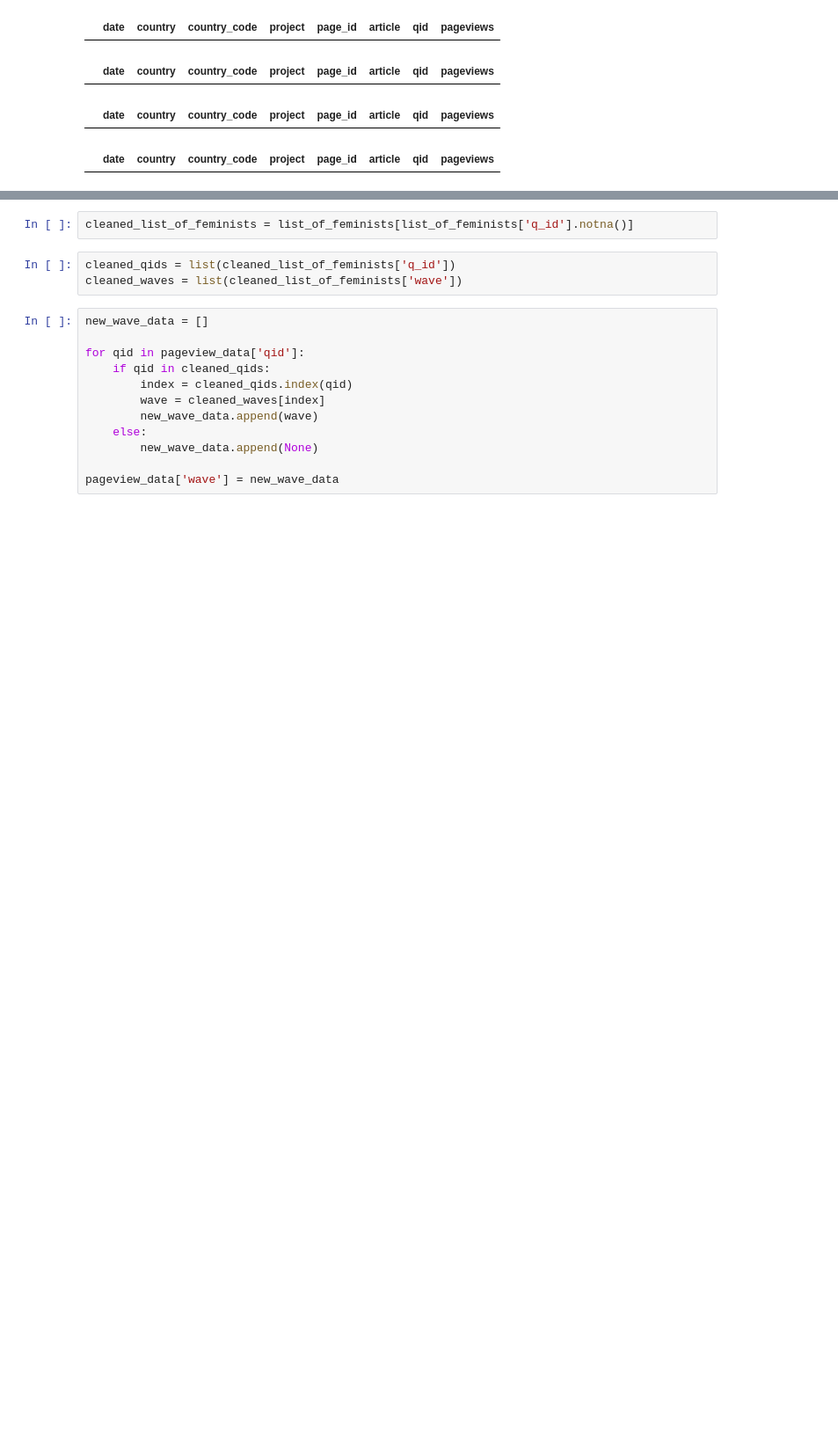
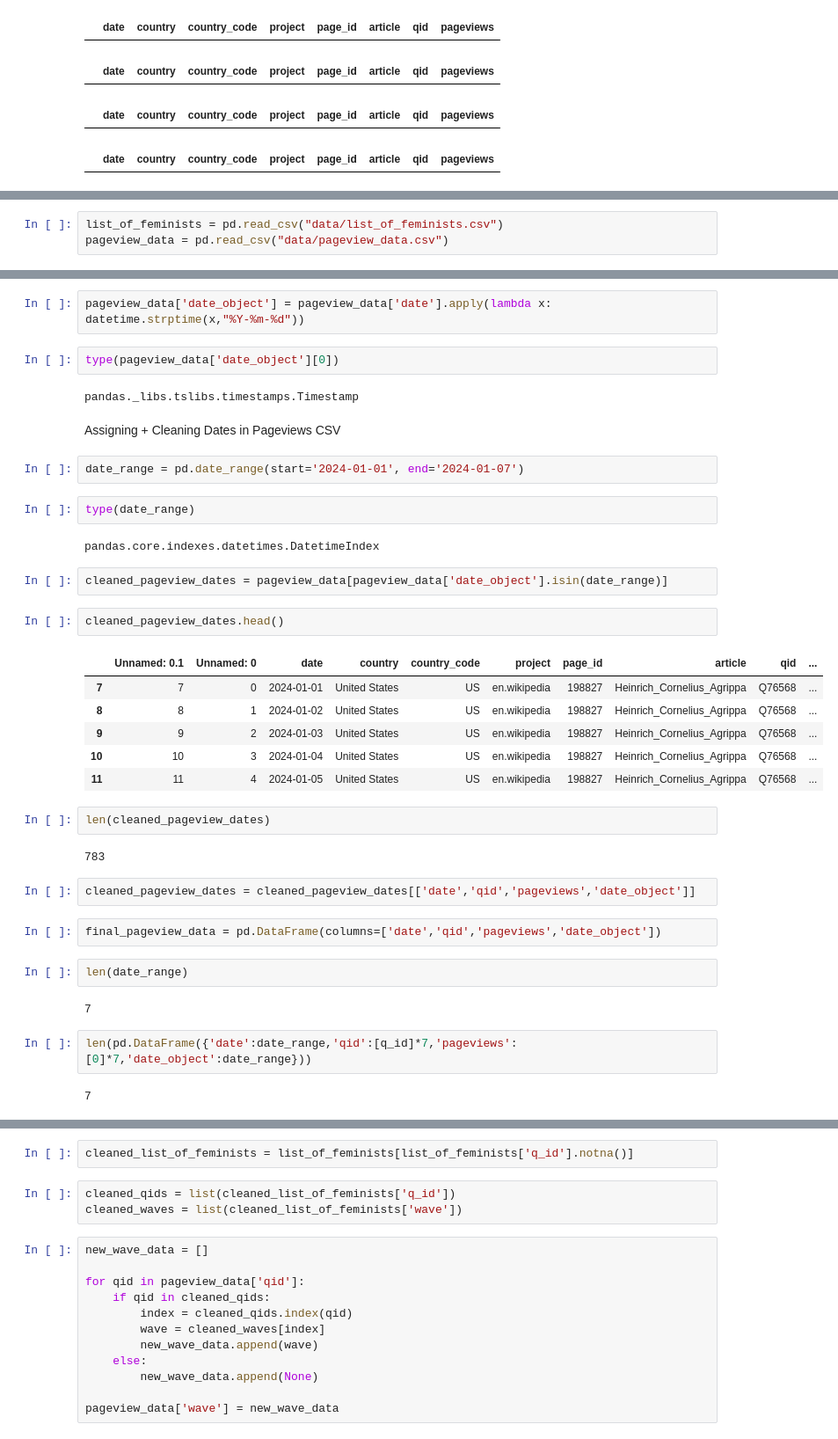
Before and after one commit to es-credlab/fp_streamlit, a Jupyter notebook: final_project_data_collection.ipynb, the cells around one changed output, grey strips where cells are left out. Shown at 88% size. Cells and saved outputs as stored; diff of their text form; blank space fills up the shorter version.

```diff
--- a/final_project_data_collection.ipynb
+++ b/final_project_data_collection.ipynb
@@ -694,0 +692,3 @@ list_of_feminists = pd.read_csv("list_of_feminists.csv")
+# %%
+list_of_feminists = pd.read_csv("data/list_of_feminists.csv")
+pageview_data = pd.read_csv("data/pageview_data.csv")
@@ -694,0 +703,41 @@ list_of_feminists = pd.read_csv("list_of_feminists.csv")
+# %%
+pageview_data['date_object'] = pageview_data['date'].apply(lambda x: datetime.strptime(x,"%Y-%m-%d"))
+# %%
+type(pageview_data['date_object'][0])
+# %% [output]
+pandas._libs.tslibs.timestamps.Timestamp
+# %% [markdown]
+Assigning + Cleaning Dates in Pageviews CSV
+# %%
+date_range = pd.date_range(start='2024-01-01', end='2024-01-07')
+# %%
+type(date_range)
+# %% [output]
+pandas.core.indexes.datetimes.DatetimeIndex
+# %%
+cleaned_pageview_dates = pageview_data[pageview_data['date_object'].isin(date_range)]
+# %%
+cleaned_pageview_dates.head()
+# %% [output]
+|  | Unnamed: 0.1 | Unnamed: 0 | date | country | country_code | project | page_id | article | qid | ... |
+| 7 | 7 | 0 | 2024-01-01 | United States | US | en.wikipedia | 198827 | Heinrich_Cornelius_Agrippa | Q76568 | ... |
+| 8 | 8 | 1 | 2024-01-02 | United States | US | en.wikipedia | 198827 | Heinrich_Cornelius_Agrippa | Q76568 | ... |
+| 9 | 9 | 2 | 2024-01-03 | United States | US | en.wikipedia | 198827 | Heinrich_Cornelius_Agrippa | Q76568 | ... |
+| 10 | 10 | 3 | 2024-01-04 | United States | US | en.wikipedia | 198827 | Heinrich_Cornelius_Agrippa | Q76568 | ... |
+| 11 | 11 | 4 | 2024-01-05 | United States | US | en.wikipedia | 198827 | Heinrich_Cornelius_Agrippa | Q76568 | ... |
+# %%
+len(cleaned_pageview_dates)
+# %% [output]
+783
+# %%
+cleaned_pageview_dates = cleaned_pageview_dates[['date','qid','pageviews','date_object']]
+# %%
+final_pageview_data = pd.DataFrame(columns=['date','qid','pageviews','date_object'])
+# %%
+len(date_range)
+# %% [output]
+7
+# %%
+len(pd.DataFrame({'date':date_range,'qid':[q_id]*7,'pageviews':[0]*7,'date_object':date_range}))
+# %% [output]
+7
```
Also changed, not shown: parts of 18 cells of this notebook, 11 other files.
